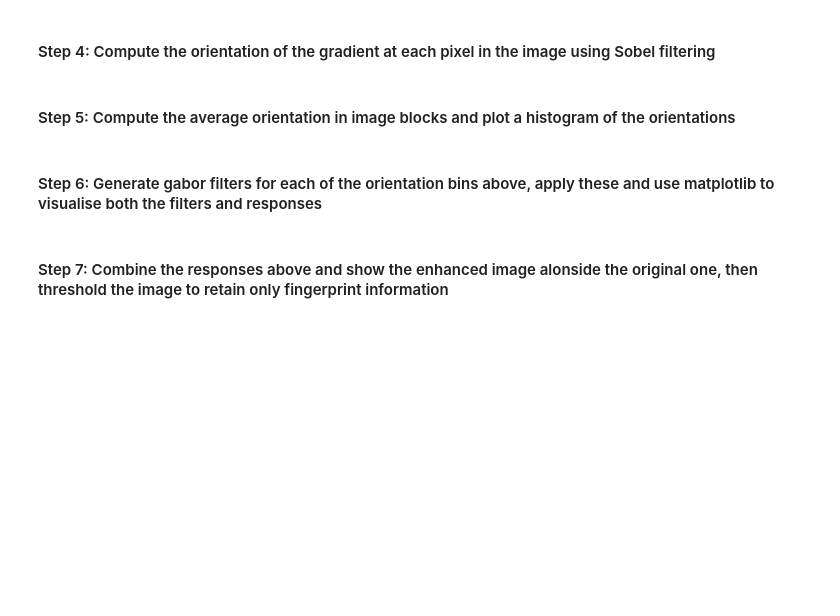
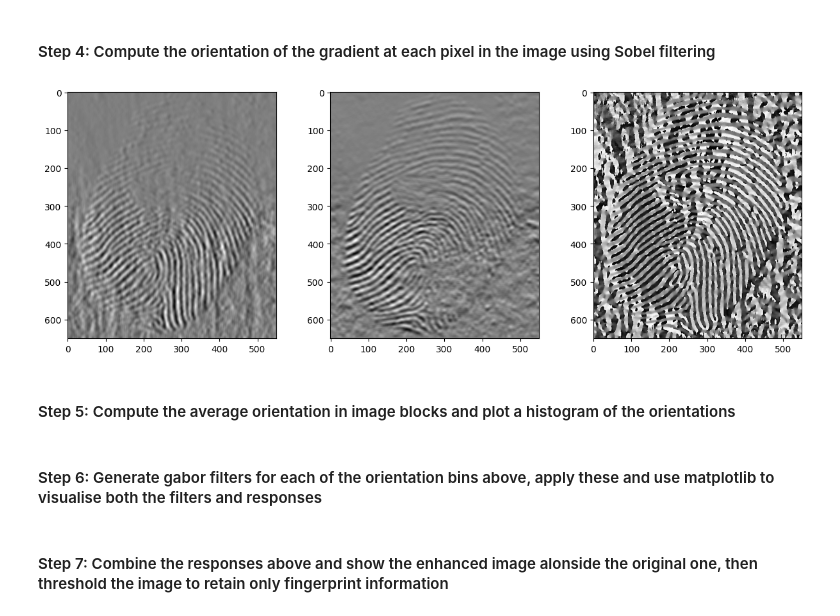
Before and after one commit to jame-slatta/ECE4076_2026, a Jupyter notebook: Lab01/Lab1_student_template.ipynb, the cells around one changed output. Cells and saved outputs as stored; diff of their text form; code cells hidden in the pictures; blank space fills up the shorter version.

```diff
--- a/Lab01/Lab1_student_template.ipynb
+++ b/Lab01/Lab1_student_template.ipynb
@@ -94,5 +124,34 @@ def my_conv(src, kernel, stride):
 # %% [markdown]
 #### Step 4: Compute the orientation of the gradient at each pixel in the image using Sobel filtering
+# %%
+#create a blurred variant of the base image
+blurred = cv2.GaussianBlur(im, (15,15), 4)
+
+
+sobelx = cv2.Sobel(blurred,cv2.CV_64F,1,0,ksize=5)
+sobely = cv2.Sobel(blurred,cv2.CV_64F,0,1,ksize=5)
+
+# #calculate the Sobel derivatives for each point on the image
+# for x in range(1, len(im[0]) - 2):
+#     for y in range(1, len(im) - 2):
+#         hori_derivative[x, y] = (1/2)*(im[x+1, y] - im[x-1, y])
+#         vert_derivative[x, y] = (1/2)*(im[x, y+1] - im[x, y-1])
+
+plt.figure(figsize=(15,5))
+plt.subplot(1,3,1)
+plt.imshow(sobelx, cmap = "gray")
+plt.subplot(1,3,2)
+plt.imshow(sobely, cmap = "gray")
+
+
+grad_orientation = np.atan2(sobelx, sobely)
+
+plt.subplot(1,3,3)
+plt.imshow(grad_orientation, cmap="gray")
+
+plt.show()
+# %% [output]
+[figure, added]
 # %% [markdown]
 #### Step 5: Compute the average orientation in image blocks and plot a histogram of the orientations
 # %% [markdown]
```
Also changed, not shown: parts of 4 cells of this notebook.
